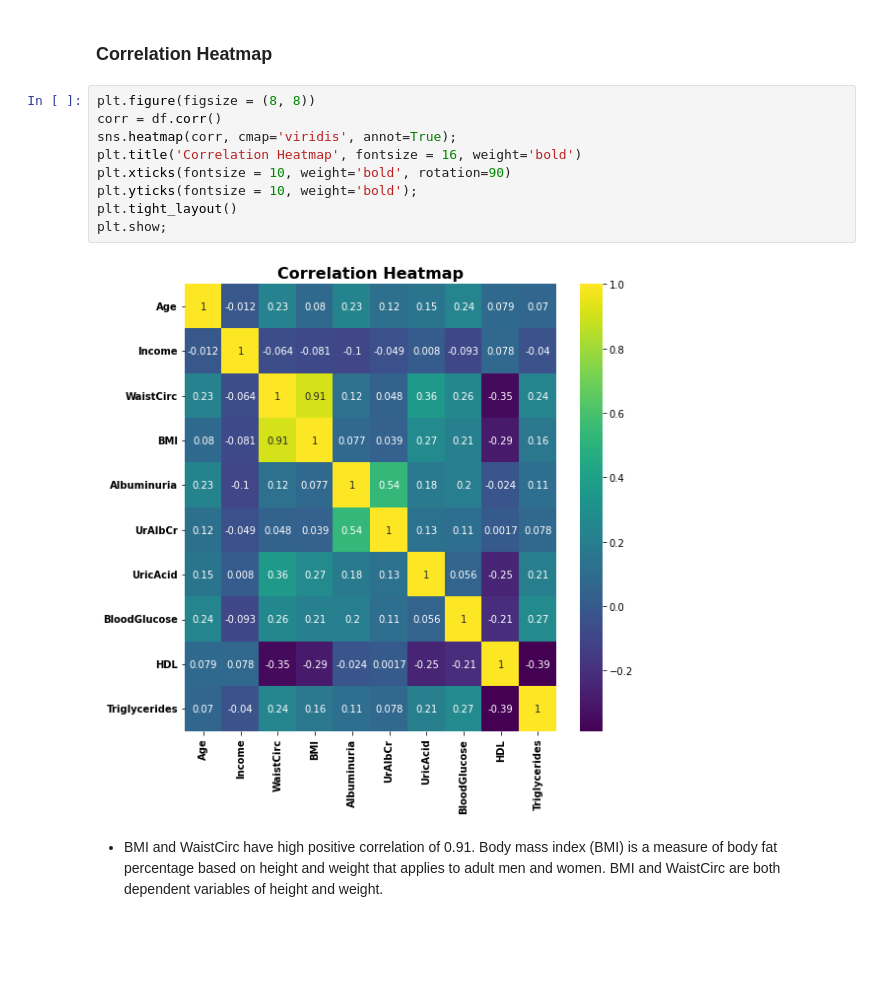
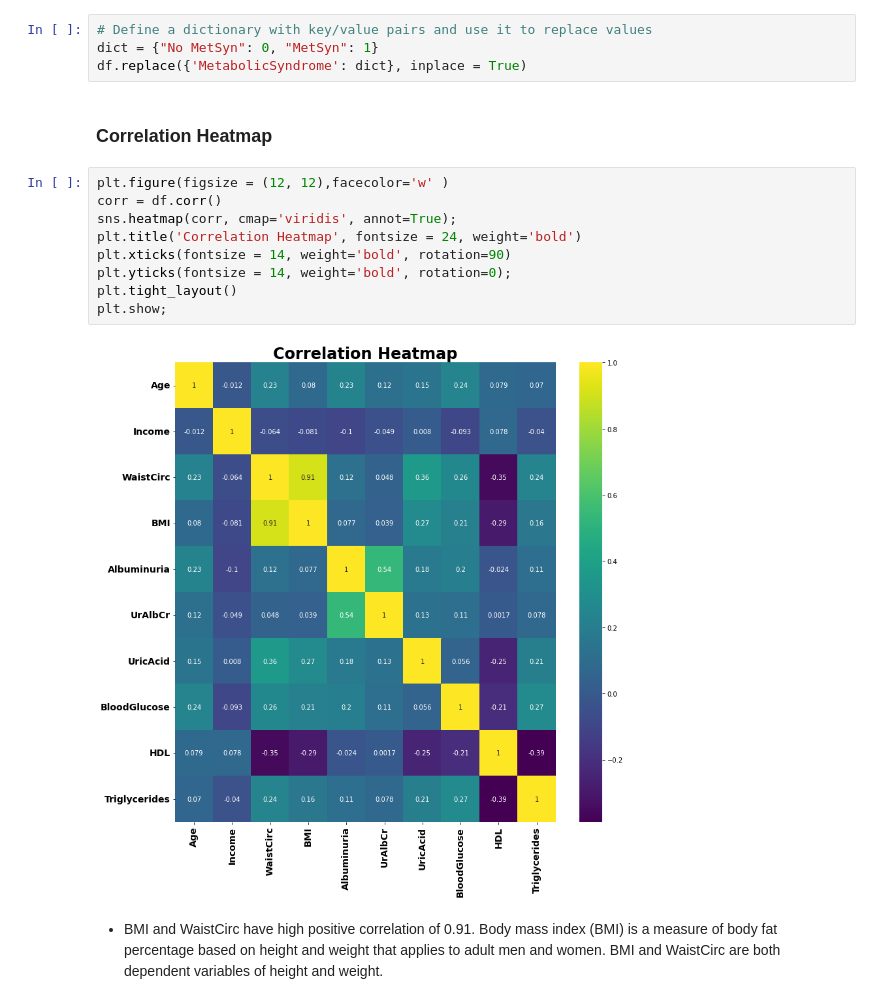
Before and after one commit to YBilodeau/Metabolic-Syndrome-Prediction-Project, a Jupyter notebook: Prediction_of_Metabolic_Syndrome_Using_Machine_Learning.ipynb, the cells around one changed output. Cells and saved outputs as stored; diff of their text form; blank space fills up the shorter version.

```diff
--- a/Prediction_of_Metabolic_Syndrome_Using_Machine_Learning.ipynb
+++ b/Prediction_of_Metabolic_Syndrome_Using_Machine_Learning.ipynb
@@ -1329,16 +1235,20 @@ plt.show;
+# %%
+# Define a dictionary with key/value pairs and use it to replace values
+dict = {"No MetSyn": 0, "MetSyn": 1}
+df.replace({'MetabolicSyndrome': dict}, inplace = True)
 # %% [markdown]
 ### **Correlation Heatmap**
 # %%
-plt.figure(figsize = (8, 8))
+plt.figure(figsize = (12, 12),facecolor='w' )
 corr = df.corr()
 sns.heatmap(corr, cmap='viridis', annot=True);
-plt.title('Correlation Heatmap', fontsize = 16, weight='bold')
-plt.xticks(fontsize = 10, weight='bold', rotation=90)
-plt.yticks(fontsize = 10, weight='bold');
+plt.title('Correlation Heatmap', fontsize = 24, weight='bold')
+plt.xticks(fontsize = 14, weight='bold', rotation=90)
+plt.yticks(fontsize = 14, weight='bold', rotation=0);
 plt.tight_layout()
 plt.show;
 # %% [output]
-[figure, old version]
+[figure, new version]
 # %% [markdown]
 - BMI and WaistCirc have high positive correlation of 0.91. Body mass index (BMI) is a measure of body fat percentage based on height and weight that applies to adult men and women. BMI and WaistCirc are both dependent variables of height and weight.
 # %% [markdown]
```
Also changed, not shown: parts of 107 cells of this notebook.
